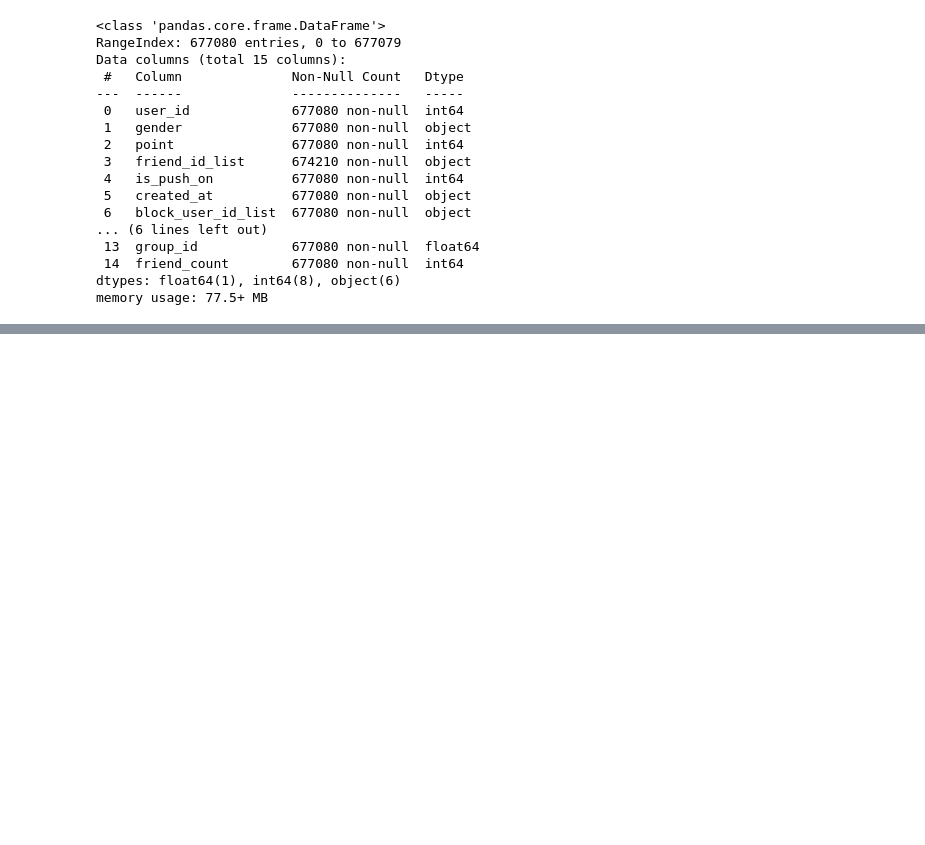
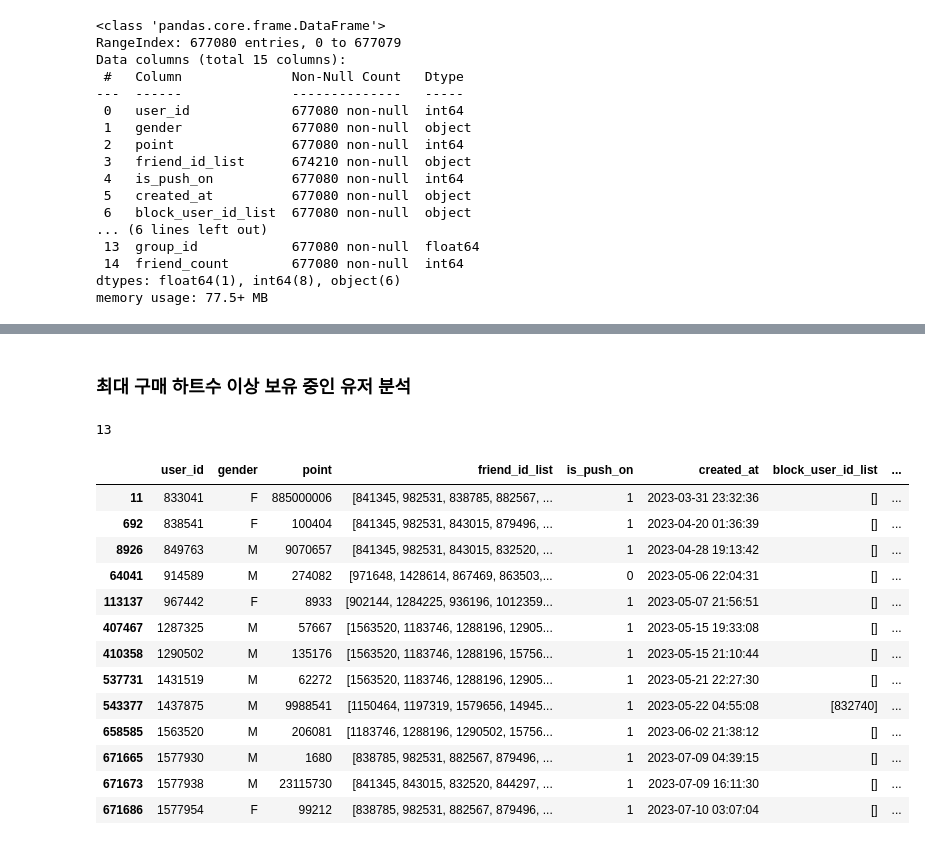
Before and after one commit to EtheriumArchive/Codeit_project, a Jupyter notebook: eda_eunsu_v4.ipynb, the cells around one changed output, grey strips where cells are left out. Drawn from its saved outputs; the diff is of its cells as text; code cells hidden in the pictures; blank space fills up the shorter version.

```diff
--- a/eda_eunsu_v4.ipynb
+++ b/eda_eunsu_v4.ipynb
@@ -12,0 +11,6 @@ accounts_user = pd.read_csv('./dumps/processed_csv/accounts_user_clean.csv')
+# %%
+accounts_user = pd.read_csv('./dumps/processed_csv/processed_accounts_user.csv')
+accounts_paymenthistory = pd.read_csv('./dumps/processed_csv/processed_accounts_paymenthistory.csv')
+accounts_failpaymenthistory = pd.read_csv('./dumps/processed_csv/processed_accounts_failpaymenthistory.csv')
+
+hackle_merge = pd.read_csv('./dumps/processed_csv/processed_hackle_merge.csv')
@@ -55,3 +58,0 @@ memory usage: 77.5+ MB
-# %%
-# events, properties merge
-hackle_merge = pd.merge(hackle_properties, hackle_events, on='session_id', how='left')
@@ -234,0 +446,35 @@ final.to_csv('./processed_hackle_properties.csv', index=False)
+# %% [markdown]
+### 최대 구매 하트수 이상 보유 중인 유저 분석
+# %%
+# 그럼 최대 75,977개 이상의 하트를 가지고 있는 사람은 이상치인가?
+# 몇 명 정도 존재하는 지 확인해야겠음 -> 13명 존재
+
+over_hearts = hackle_merge['heart_balance'] > 75977
+hackle_merge[over_hearts]['user_id'].nunique()
+# %% [output]
+13
+# %%
+# 이상치 유저 추출
+outlier_user = hackle_merge[over_hearts]['user_id'].unique()
+
+# 유저 정보 확인
+# 분명 75,977개를 뛰어넘는 유저들의 정보를 가져왔는데
+# 포인트가 1680, 8933개 등과 같이 매우 낮은 유저들 확인
+# 유저 테이블은 2024년까지 업데이트 되어서인가? -> 그렇다기엔 만들어진 날짜가 2023년도임 -> 업데이트 날짜가 아니라 회원가입 날짜인가?
+# 아니면 포인트와 하트는 아예 다른 게 확실한가?
+accounts_user[accounts_user['user_id'].isin(outlier_user)]
+# %% [output]
+|  | user_id | gender | point | friend_id_list | is_push_on | created_at | block_user_id_list | ... |
+| 11 | 833041 | F | 885000006 | [841345, 982531, 838785, 882567, ... | 1 | 2023-03-31 23:32:36 | [] | ... |
+| 692 | 838541 | F | 100404 | [841345, 982531, 843015, 879496, ... | 1 | 2023-04-20 01:36:39 | [] | ... |
+| 8926 | 849763 | M | 9070657 | [841345, 982531, 843015, 832520, ... | 1 | 2023-04-28 19:13:42 | [] | ... |
+| 64041 | 914589 | M | 274082 | [971648, 1428614, 867469, 863503,... | 0 | 2023-05-06 22:04:31 | [] | ... |
+| 113137 | 967442 | F | 8933 | [902144, 1284225, 936196, 1012359... | 1 | 2023-05-07 21:56:51 | [] | ... |
+| 407467 | 1287325 | M | 57667 | [1563520, 1183746, 1288196, 12905... | 1 | 2023-05-15 19:33:08 | [] | ... |
+| 410358 | 1290502 | M | 135176 | [1563520, 1183746, 1288196, 15756... | 1 | 2023-05-15 21:10:44 | [] | ... |
+| 537731 | 1431519 | M | 62272 | [1563520, 1183746, 1288196, 12905... | 1 | 2023-05-21 22:27:30 | [] | ... |
+| 543377 | 1437875 | M | 9988541 | [1150464, 1197319, 1579656, 14945... | 1 | 2023-05-22 04:55:08 | [832740] | ... |
+| 658585 | 1563520 | M | 206081 | [1183746, 1288196, 1290502, 15756... | 1 | 2023-06-02 21:38:12 | [] | ... |
+| 671665 | 1577930 | M | 1680 | [838785, 982531, 882567, 879496, ... | 1 | 2023-07-09 04:39:15 | [] | ... |
+| 671673 | 1577938 | M | 23115730 | [841345, 843015, 832520, 844297, ... | 1 | 2023-07-09 16:11:30 | [] | ... |
+| 671686 | 1577954 | F | 99212 | [838785, 982531, 882567, 879496, ... | 1 | 2023-07-10 03:07:04 | [] | ... |
```
Also changed, not shown: parts of 57 cells of this notebook.
